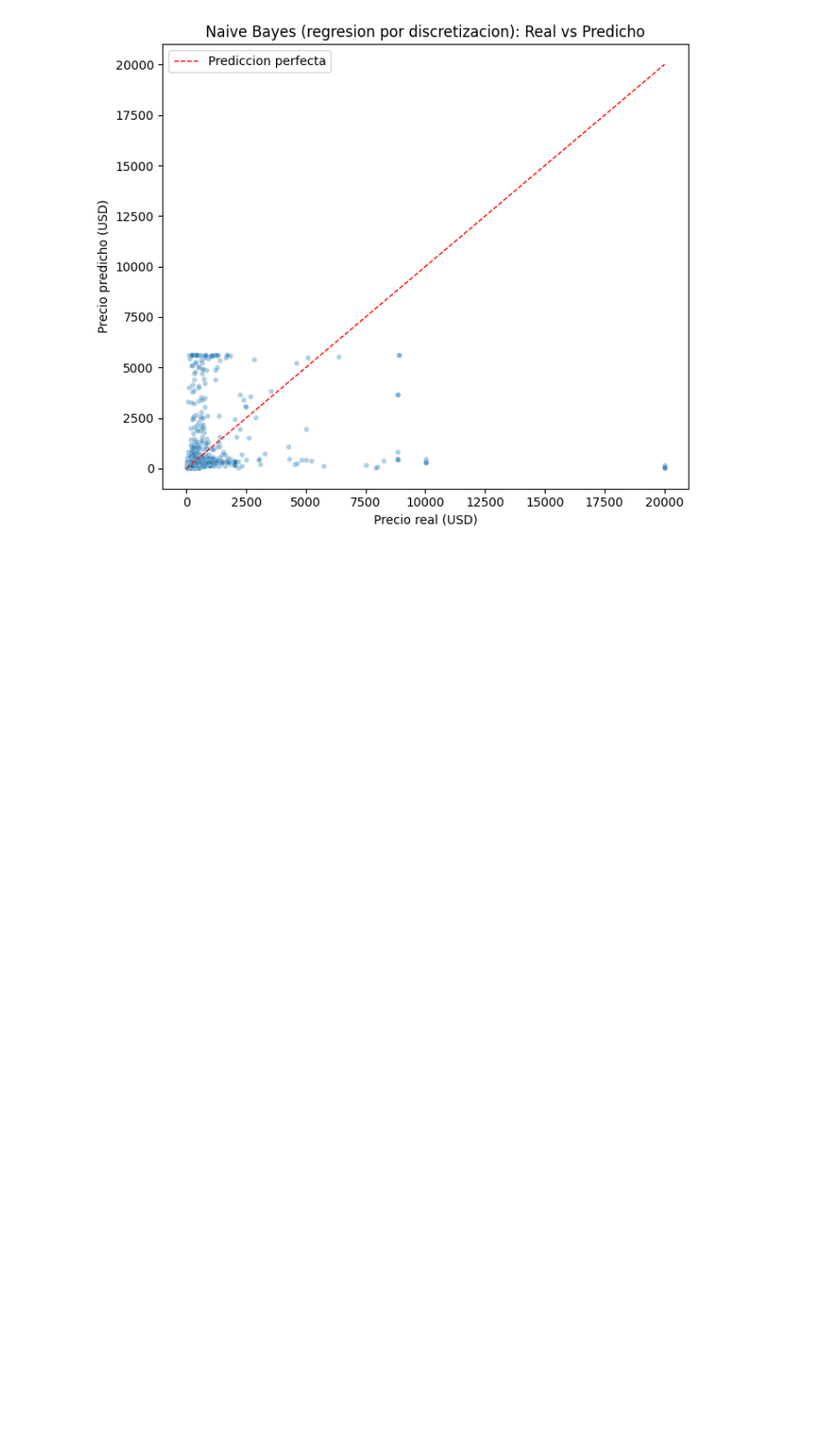
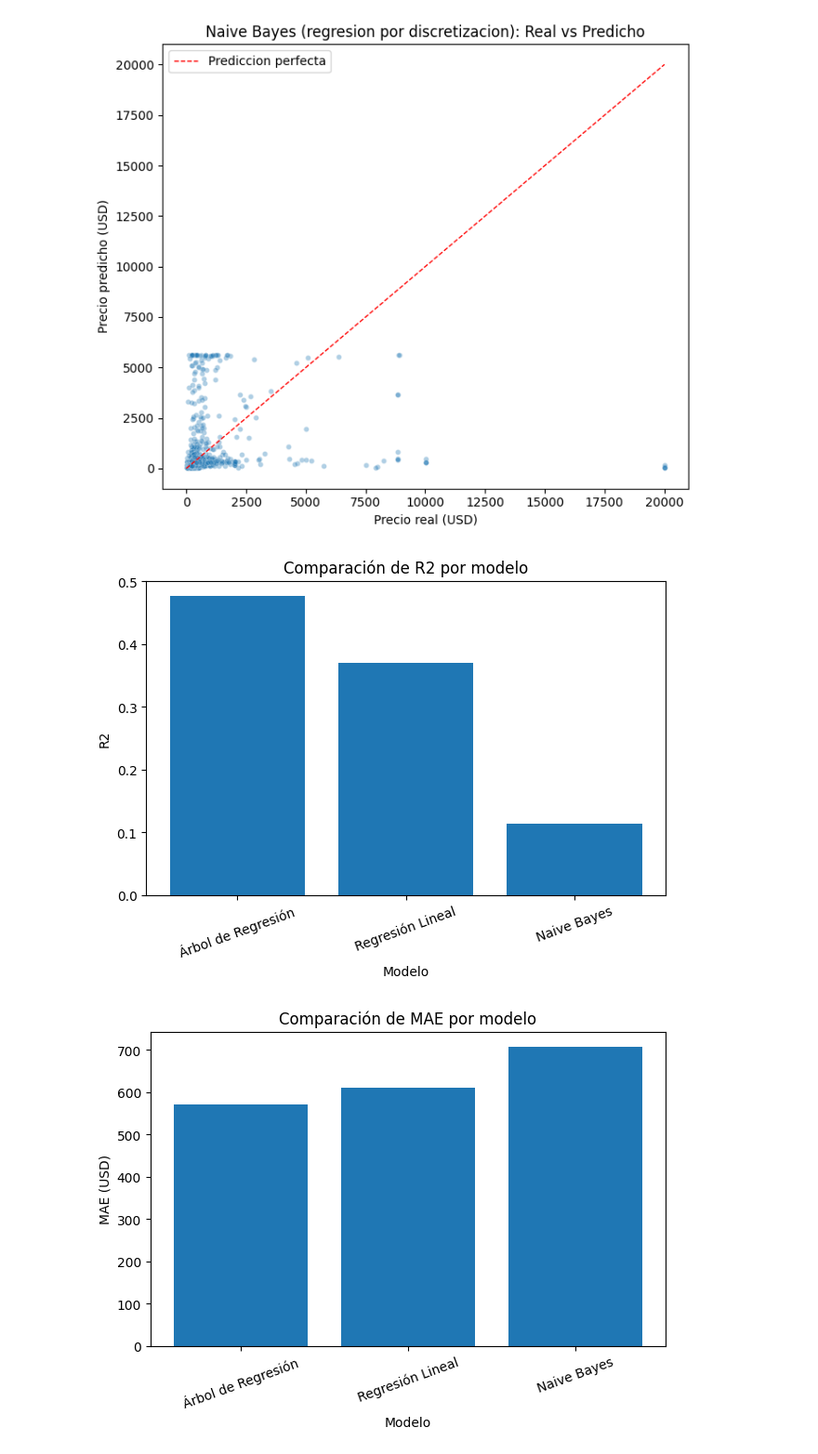
Before and after one commit to yosemm/Laboratorio5_Mineria, a Jupyter notebook: Analisis.ipynb, the cells around one changed output. Shown at 93% size. Saved outputs shown, nothing was run; the diff lists cells and outputs as text; code cells hidden in the pictures; blank space fills up the shorter version.

Commit message:
Agregar una gráfica para comparación

```diff
--- a/Analisis.ipynb
+++ b/Analisis.ipynb
@@ -207,3 +207,37 @@ Analisis Actividad 2:
 - Mejora vs baseline en MAE: -8.32%
 - Mejora vs baseline en RMSE: 5.22%
 [figure]
+# %%
+# Gráfica de comparación de modelos
+
+# Estos datos salen del resultado de Naive Bayes que realizamos en este laboratorio, y los obtenidos en laboratorios anteriores.
+data = {
+    'Modelo': ['Árbol de Regresión', 'Regresión Lineal', 'Naive Bayes'],
+    'R2': [0.4769, 0.3705, 0.1142],
+    'MAE': [571.06, 610.96, 707.69]
+}
+
+df_comp = pd.DataFrame(data)
+
+# Grafica R2
+plt.figure()
+plt.bar(df_comp['Modelo'], df_comp['R2'])
+plt.title('Comparación de R2 por modelo')
+plt.xlabel('Modelo')
+plt.ylabel('R2')
+plt.xticks(rotation=20)
+plt.tight_layout()
+plt.show()
+
+# Grafica MAE
+plt.figure()
+plt.bar(df_comp['Modelo'], df_comp['MAE'])
+plt.title('Comparación de MAE por modelo')
+plt.xlabel('Modelo')
+plt.ylabel('MAE (USD)')
+plt.xticks(rotation=20)
+plt.tight_layout()
+plt.show()
+# %% [output]
+[figure, added]
+[figure, added]
```
